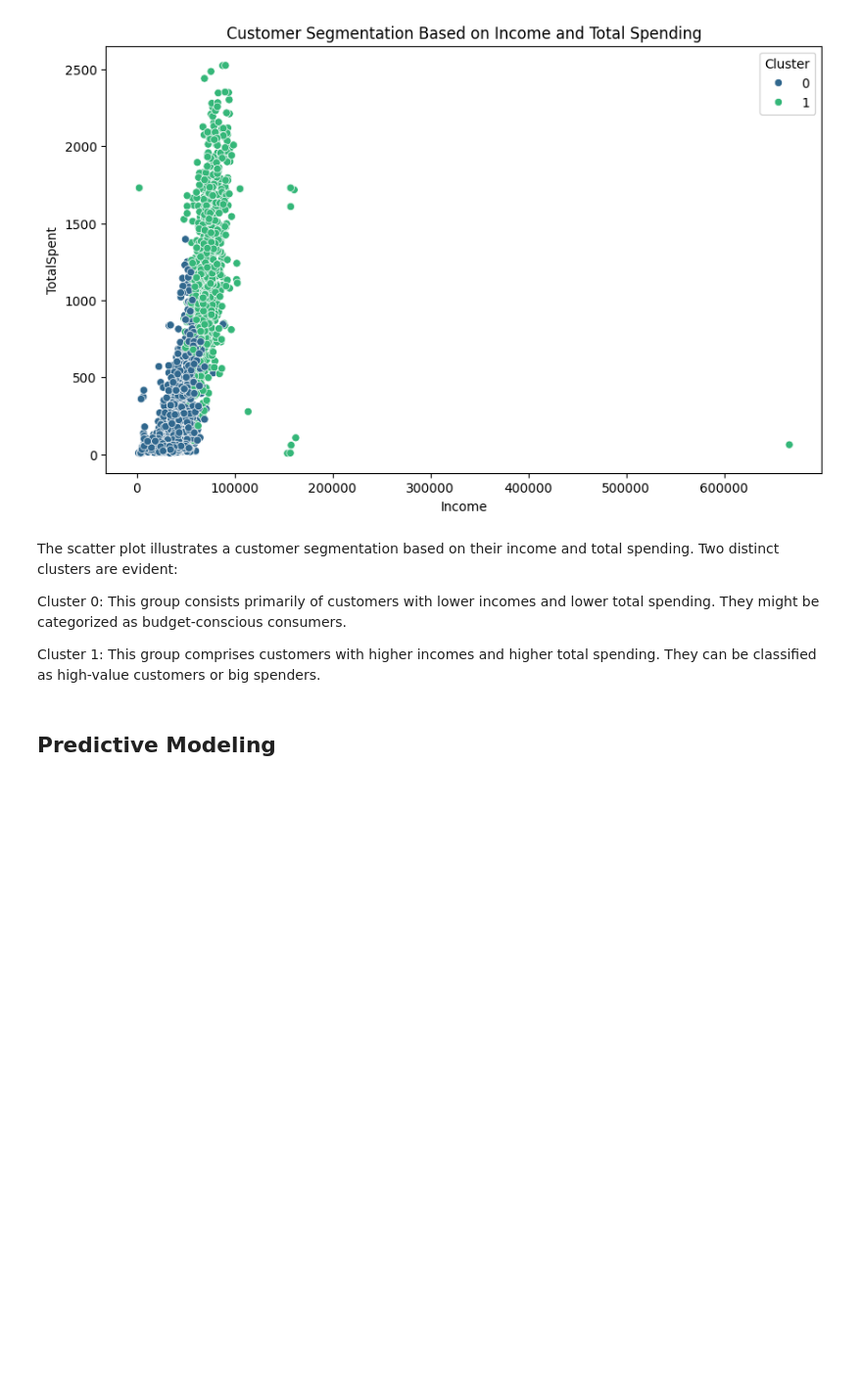
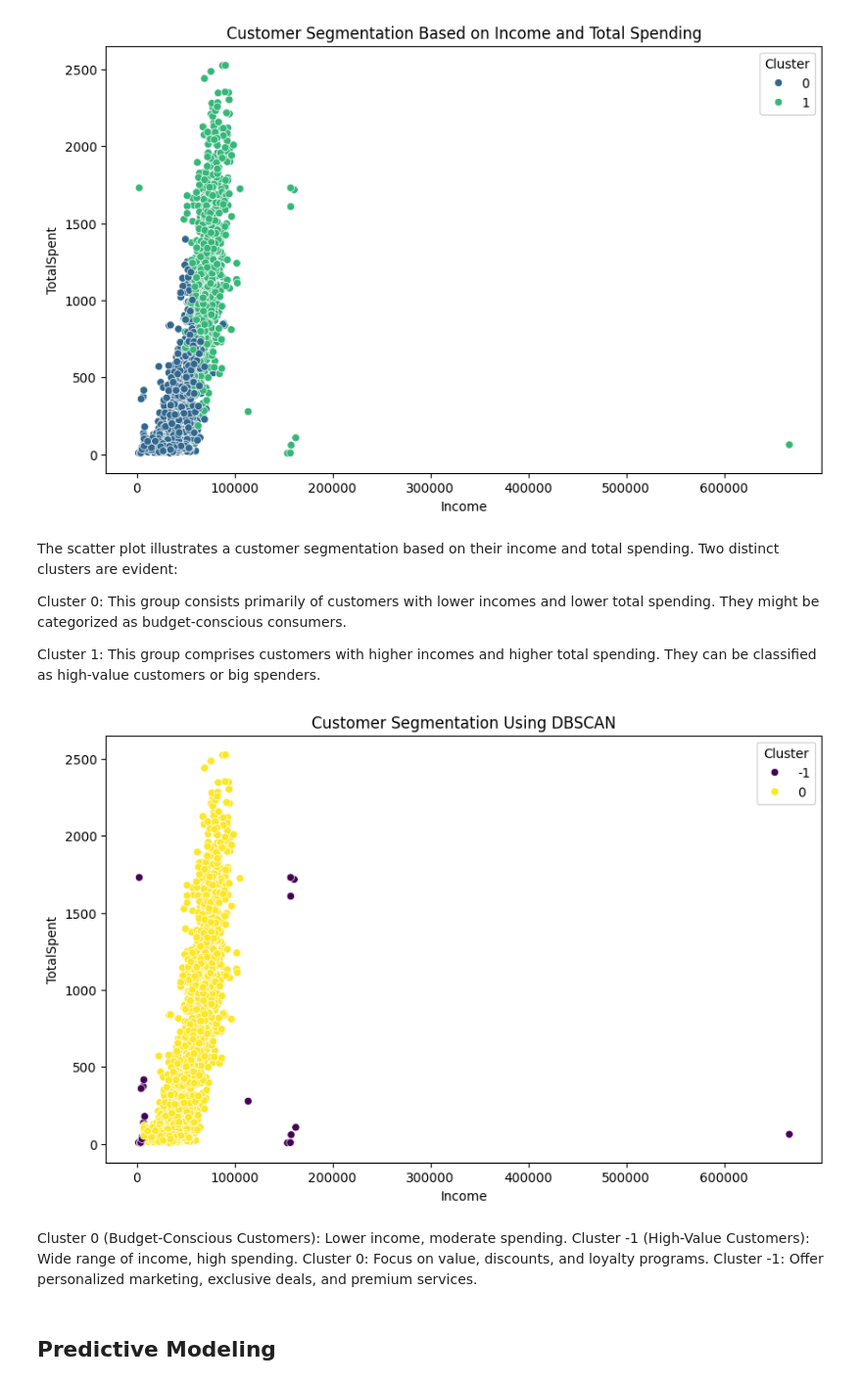
Before and after one commit to Saikat1411/Marketing_Data_Analysis, a Jupyter notebook: Marketing_Data_Analysis.ipynb, the cells around one changed output. Shown at 98% size. Drawn from its saved outputs; the diff is of its cells as text; code cells hidden in the pictures; blank space fills up the shorter version.

```diff
--- a/Marketing_Data_Analysis.ipynb
+++ b/Marketing_Data_Analysis.ipynb
@@ -363,6 +363,39 @@ The scatter plot illustrates a customer segmentation based on their income and t
 Cluster 0: This group consists primarily of customers with lower incomes and lower total spending. They might be categorized as budget-conscious consumers.
 
 Cluster 1: This group comprises customers with higher incomes and higher total spending. They can be classified as high-value customers or big spenders.
+# %%
+# Import libraries
+from sklearn.cluster import DBSCAN
+from sklearn.preprocessing import StandardScaler
+
+# Prepare features for clustering
+features = data[['Income', 'TotalSpent', 'Recency', 'NumWebVisitsMonth']]
+scaler = StandardScaler()
+scaled_features = scaler.fit_transform(features)
+
+# Define parameters for DBSCAN (varepsilon and minSamples)
+eps = 1
+min_samples = 5
+
+# Create and fit the DBSCAN model
+dbscan = DBSCAN(eps=eps, min_samples=min_samples)
+dbscan.fit(scaled_features)
+
+# Add cluster labels to the data
+data['Cluster'] = dbscan.labels_
+
+# Visualize clusters based on Income and Total Spent
+plt.figure(figsize=(10, 6))
+sns.scatterplot(x='Income', y='TotalSpent', hue='Cluster', data=data, palette='viridis')
+plt.title('Customer Segmentation Using DBSCAN')
+plt.show()
+# %% [output]
+[figure, added]
+# %% [markdown]
+Cluster 0 (Budget-Conscious Customers): Lower income, moderate spending.
+Cluster -1 (High-Value Customers): Wide range of income, high spending.
+Cluster 0: Focus on value, discounts, and loyalty programs.
+Cluster -1: Offer personalized marketing, exclusive deals, and premium services.
 # %% [markdown]
 ## Predictive Modeling
 # %% [markdown]
```
